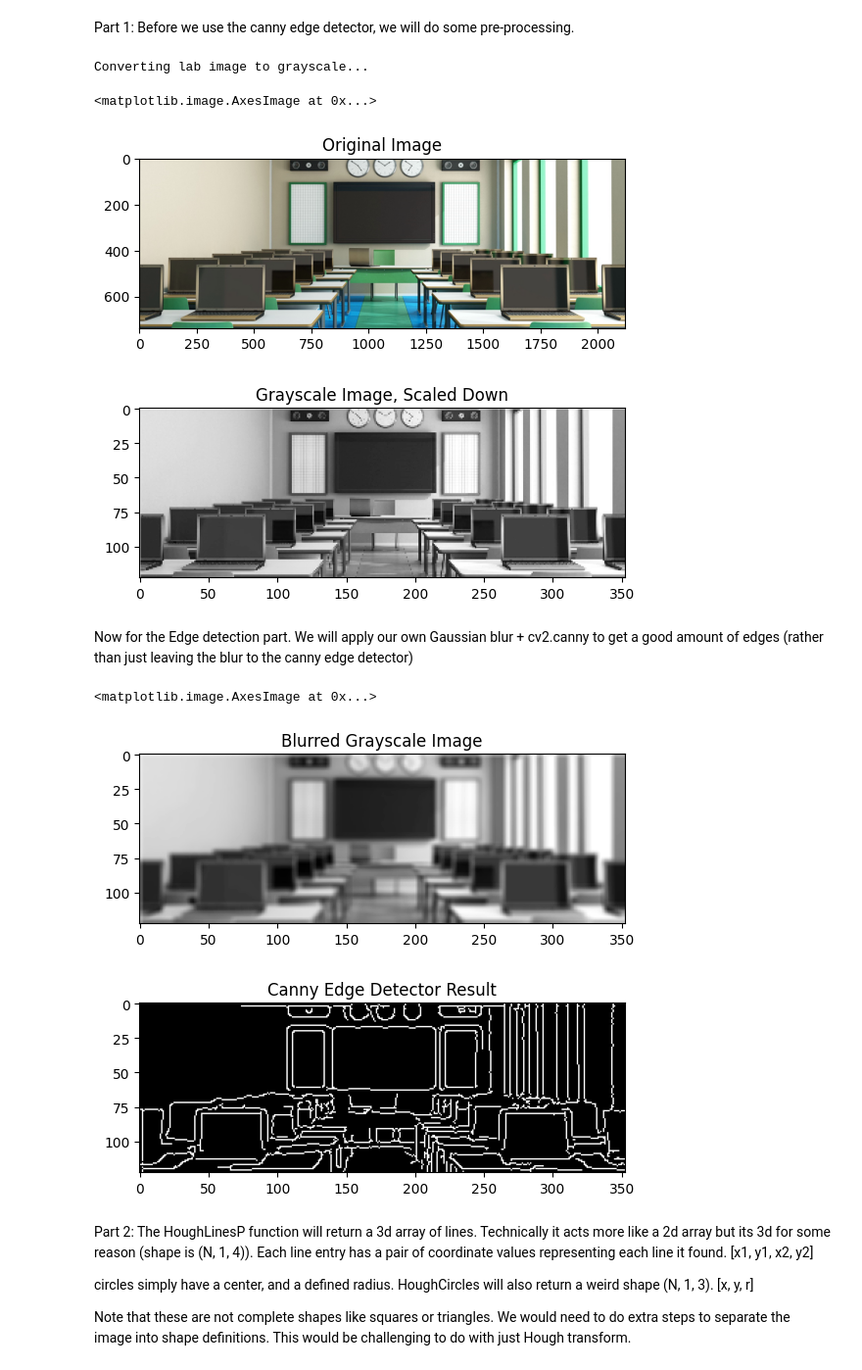
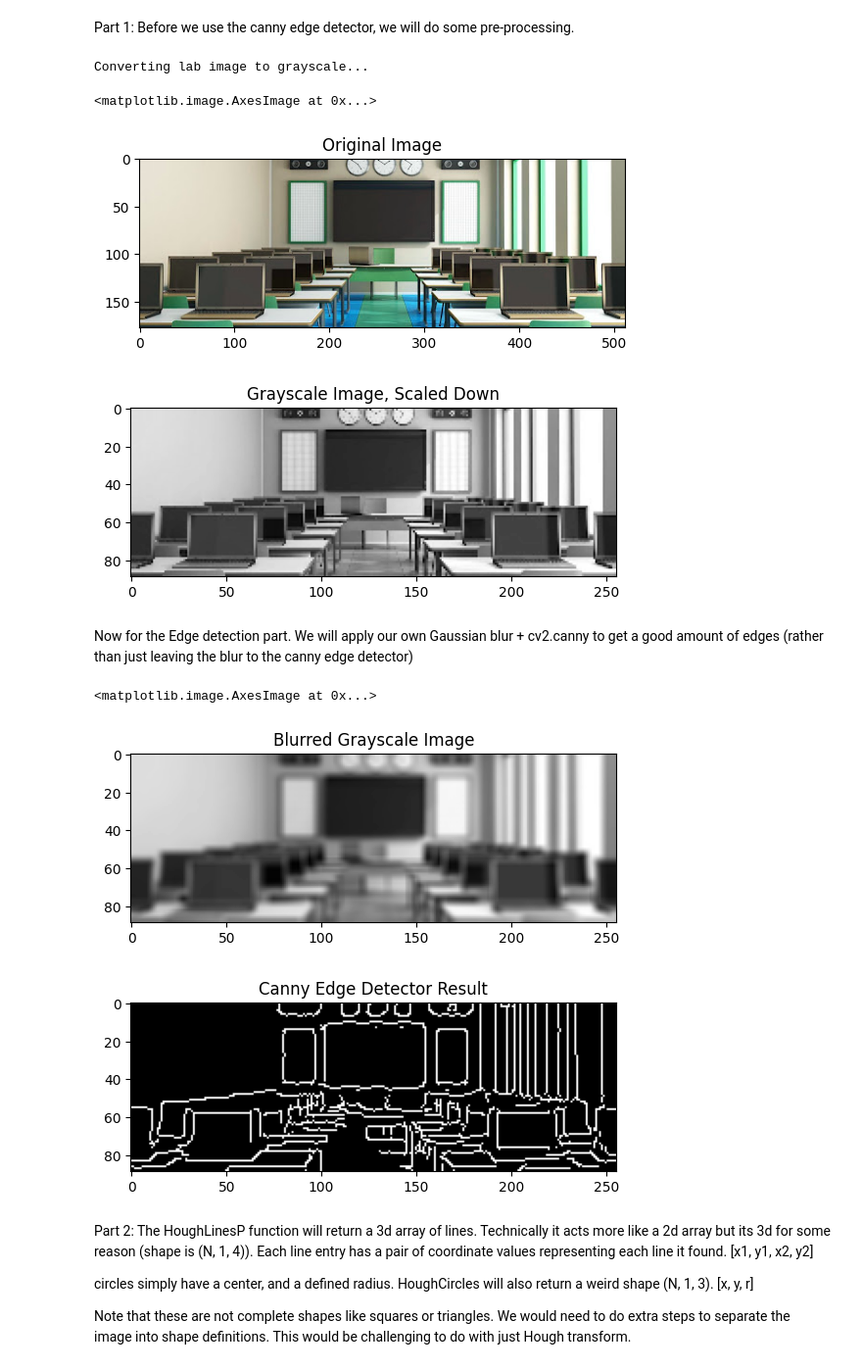
Before and after one commit to bcs4313/CS431-2D-to-3D, a Jupyter notebook: main.ipynb, the cells around one changed output. Shown at 98% size. Drawn from its saved outputs; the diff is of its cells as text; code cells hidden in the pictures.

```diff
--- a/main.ipynb
+++ b/main.ipynb
@@ -10,27 +10,27 @@ Part 1:
 Before we use the canny edge detector, we will do some pre-processing.
 # %%
 # read in the computer room image
-lab_image = cv2.imread("Image_Input_2D/Computer Room.png")
+lab_image = cv2.imread("Computer Room.jpg")
 
 # resize the input image to speed up processing
-y_size = int(lab_image.shape[0] / 6)
-x_size = int(lab_image.shape[1] / 6)
+y_size = int(lab_image.shape[0] / 2)
+x_size = int(lab_image.shape[1] / 2)
 lab_image_scaled = cv2.resize(lab_image, (x_size, y_size), interpolation=cv2.INTER_NEAREST)
 
 # convert the lab image to grayscale
 print("Converting lab image to grayscale...")
 lab_image_grayscale = convert_to_grayscale(lab_image_scaled)
 
 plt.imshow(lab_image)
 plt.title('Original Image')
 plt.figure()
 plt.title('Grayscale Image, Scaled Down')
 plt.imshow(lab_image_grayscale, cmap="gray")
 # %% [output]
 Converting lab image to grayscale...
 <matplotlib.image.AxesImage at 0x...>
-[figure, old version]
+[figure, new version]
-[figure, old version]
+[figure, new version]
 # %% [markdown]
 Now for the Edge detection part.
 We will apply our own Gaussian blur + cv2.canny to get a good amount of
@@ -49,8 +49,8 @@ plt.title('Canny Edge Detector Result')
 plt.imshow(edges_array, cmap="gray")
 # %% [output]
 <matplotlib.image.AxesImage at 0x...>
-[figure, old version]
+[figure, new version]
-[figure, old version]
+[figure, new version]
 # %% [markdown]
 Part 2:
 The HoughLinesP function will return a 3d array of lines. Technically it acts more like a 2d array but its 3d for some reason (shape is (N, 1, 4)). Each line entry has a pair of coordinate values representing each line it found.
```
Also changed, not shown: parts of 17 cells of this notebook, 2 other files.
